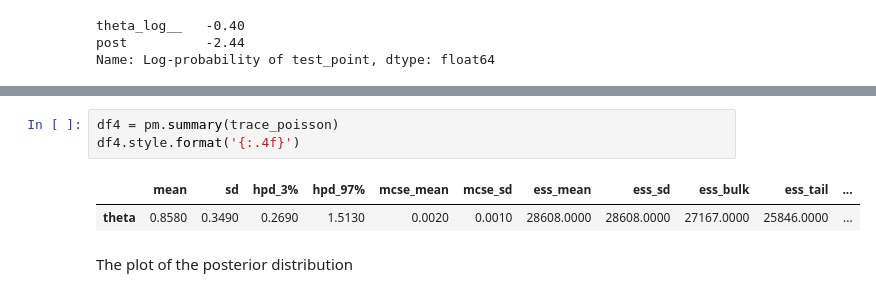
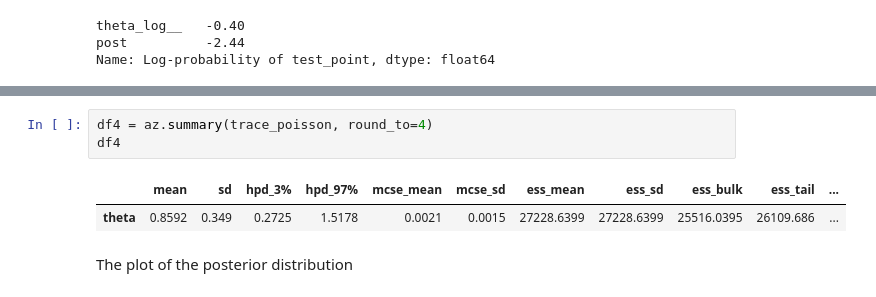
Before and after one commit to pymc-devs/pymc-resources, a Jupyter notebook: BDA3/chap_02.ipynb, the cells around one changed output, grey strips where cells are left out. Cells and saved outputs as stored; diff of their text form.

```diff
--- a/BDA3/chap_02.ipynb
+++ b/BDA3/chap_02.ipynb
@@ -209,9 +213,9 @@ pm.traceplot(trace_poisson);
 # %%
-df4 = pm.summary(trace_poisson)
-df4.style.format('{:.4f}')
+df4 = az.summary(trace_poisson, round_to=4)
+df4
 # %% [output]
 |  | mean | sd | hpd_3% | hpd_97% | mcse_mean | mcse_sd | ess_mean | ess_sd | ess_bulk | ess_tail | ... |
-| theta | 0.8580 | 0.3490 | 0.2690 | 1.5130 | 0.0020 | 0.0010 | 28608.0000 | 28608.0000 | 27167.0000 | 25846.0000 | ... |
+| theta | 0.8592 | 0.349 | 0.2725 | 1.5178 | 0.0021 | 0.0015 | 27228.6399 | 27228.6399 | 25516.0395 | 26109.686 | ... |
 # %% [markdown]
 The plot of the posterior distribution
 # %%
```
Also changed, not shown: parts of 21 cells of this notebook.
